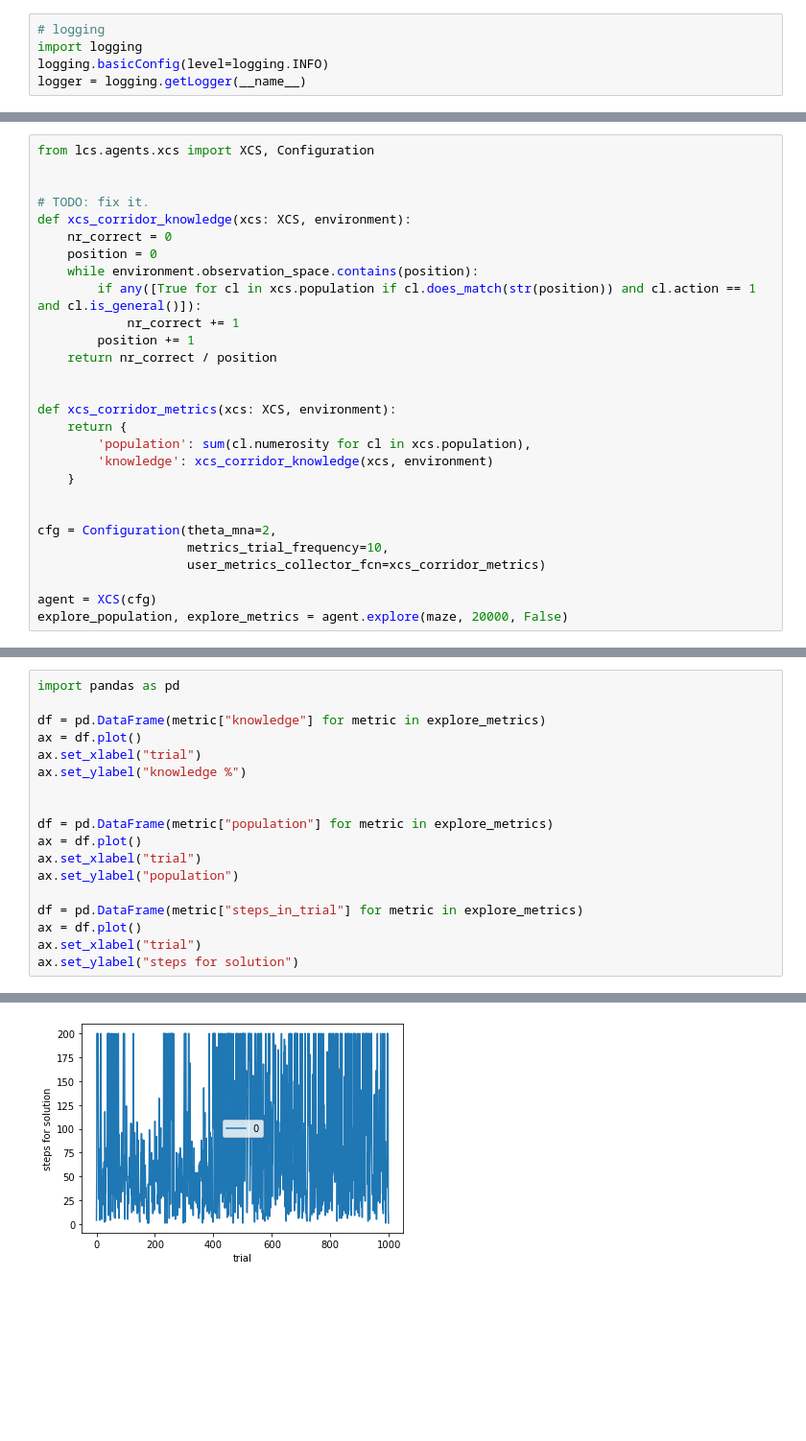
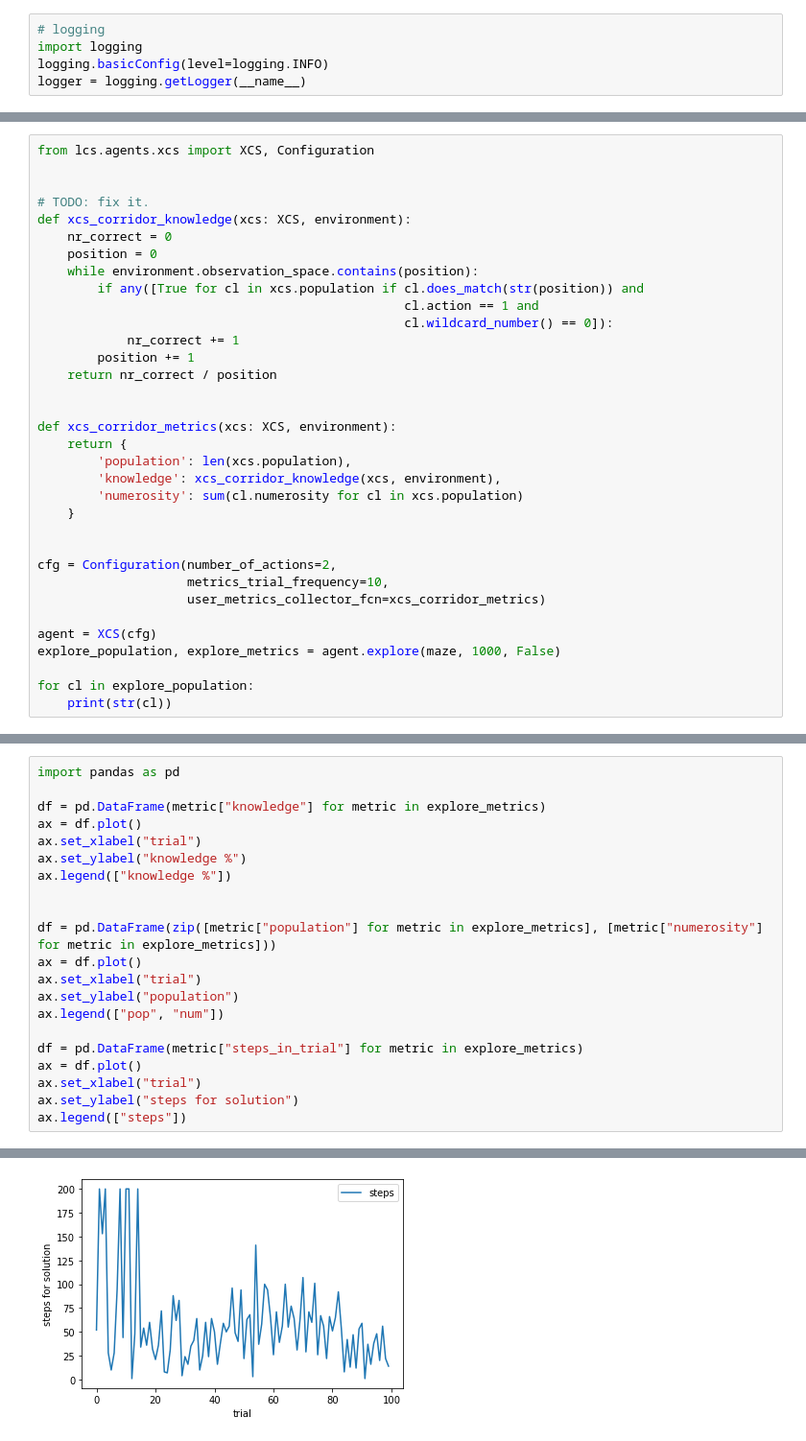
Before and after one commit to ParrotPrediction/pyalcs-experiments, a Jupyter notebook: notebooks/XCS_corridor.ipynb, the cells around one changed output, grey strips where cells are left out. Shown at 96% size. Drawn from its saved outputs; the diff is of its cells as text; blank space fills up the shorter version.

Commit message:
xcs works in corridor

```diff
--- a/notebooks/XCS_corridor.ipynb
+++ b/notebooks/XCS_corridor.ipynb
@@ -27,7 +27,9 @@ def xcs_corridor_knowledge(xcs: XCS, environment):
     nr_correct = 0
     position = 0
     while environment.observation_space.contains(position):
-        if any([True for cl in xcs.population if cl.does_match(str(position)) and cl.action == 1 and cl.is_general()]):
+        if any([True for cl in xcs.population if cl.does_match(str(position)) and
+                                                 cl.action == 1 and
+                                                 cl.wildcard_number() == 0]):
             nr_correct += 1
         position += 1
     return nr_correct / position
@@ -35,15 +37,19 @@ def xcs_corridor_knowledge(xcs: XCS, environment):
 
 def xcs_corridor_metrics(xcs: XCS, environment):
     return {
-        'population': sum(cl.numerosity for cl in xcs.population),
-        'knowledge': xcs_corridor_knowledge(xcs, environment)
+        'population': len(xcs.population),
+        'knowledge': xcs_corridor_knowledge(xcs, environment),
+        'numerosity': sum(cl.numerosity for cl in xcs.population)
     }
 
 
-cfg = Configuration(theta_mna=2,
+cfg = Configuration(number_of_actions=2,
                     metrics_trial_frequency=10,
                     user_metrics_collector_fcn=xcs_corridor_metrics)
 
 agent = XCS(cfg)
-explore_population, explore_metrics = agent.explore(maze, 20000, False)
+explore_population, explore_metrics = agent.explore(maze, 1000, False)
+
+for cl in explore_population:
+    print(str(cl))
 # %% [output]
@@ -64,15 +87,18 @@ df = pd.DataFrame(metric["knowledge"] for metric in explore_metrics)
 ax = df.plot()
 ax.set_xlabel("trial")
 ax.set_ylabel("knowledge %")
+ax.legend(["knowledge %"])
 
 
-df = pd.DataFrame(metric["population"] for metric in explore_metrics)
+df = pd.DataFrame(zip([metric["population"] for metric in explore_metrics], [metric["numerosity"] for metric in explore_metrics]))
 ax = df.plot()
 ax.set_xlabel("trial")
 ax.set_ylabel("population")
+ax.legend(["pop", "num"])
 
 df = pd.DataFrame(metric["steps_in_trial"] for metric in explore_metrics)
 ax = df.plot()
 ax.set_xlabel("trial")
 ax.set_ylabel("steps for solution")
+ax.legend(["steps"])
 # %% [output]
@@ -82 +108 @@ Text(0, 0.5, 'steps for solution')
-[figure, old version]
+[figure, new version]
```
Also changed, not shown: parts of 4 cells of this notebook, 4 other files.
